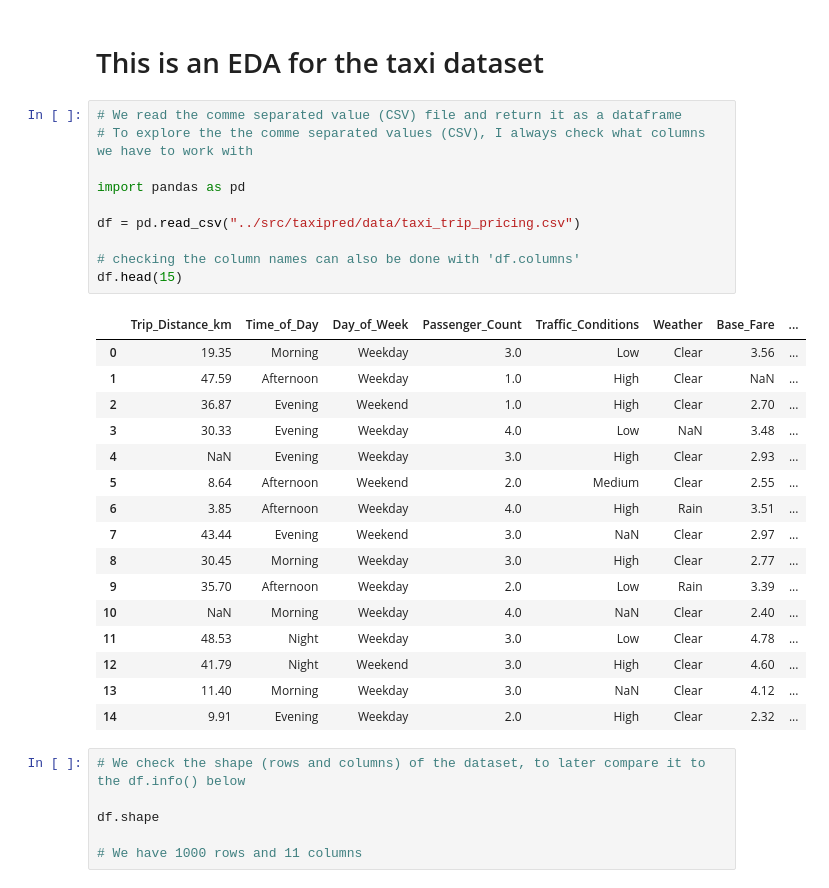
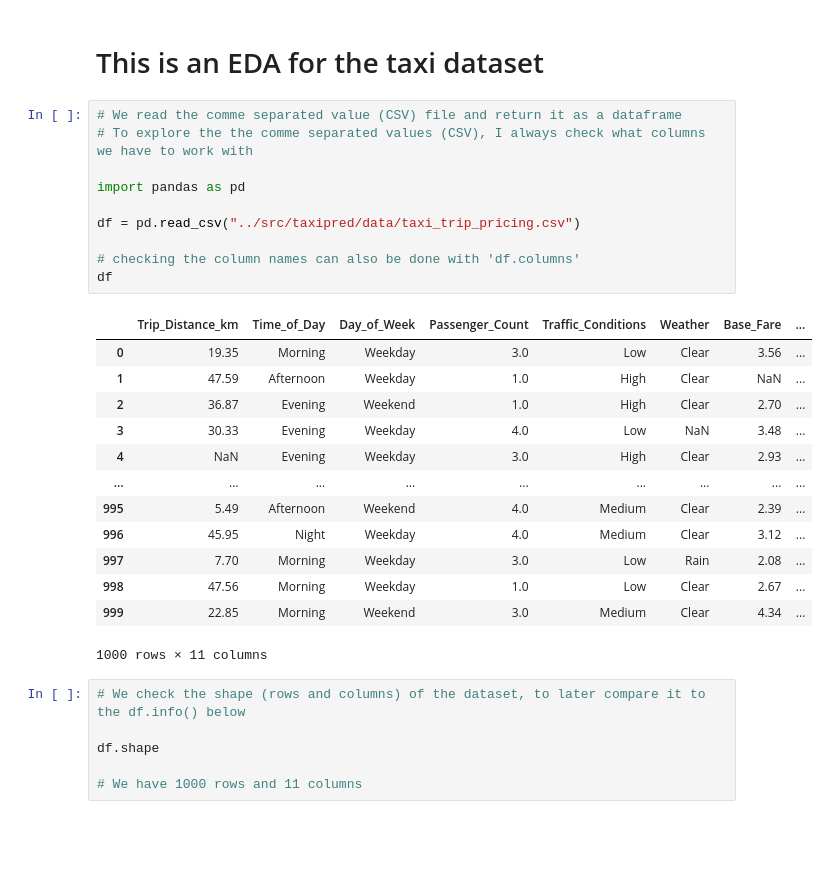
Before and after one commit to jonathanhansson/taxi-prediction-fullstack-jonathan-hansson, a Jupyter notebook: explorations/eda.ipynb, the cells around one changed output. Cells and saved outputs as stored; diff of their text form; blank space fills up the shorter version.

```diff
--- a/explorations/eda.ipynb
+++ b/explorations/eda.ipynb
@@ -3,30 +3,27 @@
 # %%
 # We read the comme separated value (CSV) file and return it as a dataframe
 # To explore the the comme separated values (CSV), I always check what columns we have to work with
 
 import pandas as pd
 
 df = pd.read_csv("../src/taxipred/data/taxi_trip_pricing.csv")
 
 # checking the column names can also be done with 'df.columns'
-df.head(15)
+df
 # %% [output]
 |  | Trip_Distance_km | Time_of_Day | Day_of_Week | Passenger_Count | Traffic_Conditions | Weather | Base_Fare | ... |
 | 0 | 19.35 | Morning | Weekday | 3.0 | Low | Clear | 3.56 | ... |
 | 1 | 47.59 | Afternoon | Weekday | 1.0 | High | Clear | NaN | ... |
 | 2 | 36.87 | Evening | Weekend | 1.0 | High | Clear | 2.70 | ... |
 | 3 | 30.33 | Evening | Weekday | 4.0 | Low | NaN | 3.48 | ... |
 | 4 | NaN | Evening | Weekday | 3.0 | High | Clear | 2.93 | ... |
-| 5 | 8.64 | Afternoon | Weekend | 2.0 | Medium | Clear | 2.55 | ... |
-| 6 | 3.85 | Afternoon | Weekday | 4.0 | High | Rain | 3.51 | ... |
-| 7 | 43.44 | Evening | Weekend | 3.0 | NaN | Clear | 2.97 | ... |
-| 8 | 30.45 | Morning | Weekday | 3.0 | High | Clear | 2.77 | ... |
-| 9 | 35.70 | Afternoon | Weekday | 2.0 | Low | Rain | 3.39 | ... |
-| 10 | NaN | Morning | Weekday | 4.0 | NaN | Clear | 2.40 | ... |
-| 11 | 48.53 | Night | Weekday | 3.0 | Low | Clear | 4.78 | ... |
-| 12 | 41.79 | Night | Weekend | 3.0 | High | Clear | 4.60 | ... |
-| 13 | 11.40 | Morning | Weekday | 3.0 | NaN | Clear | 4.12 | ... |
-| 14 | 9.91 | Evening | Weekday | 2.0 | High | Clear | 2.32 | ... |
+| ... | ... | ... | ... | ... | ... | ... | ... | ... |
+| 995 | 5.49 | Afternoon | Weekend | 4.0 | Medium | Clear | 2.39 | ... |
+| 996 | 45.95 | Night | Weekday | 4.0 | Medium | Clear | 3.12 | ... |
+| 997 | 7.70 | Morning | Weekday | 3.0 | Low | Rain | 2.08 | ... |
+| 998 | 47.56 | Morning | Weekday | 1.0 | Low | Clear | 2.67 | ... |
+| 999 | 22.85 | Morning | Weekend | 3.0 | Medium | Clear | 4.34 | ... |
+1000 rows × 11 columns
 # %%
 # We check the shape (rows and columns) of the dataset, to later compare it to the df.info() below
 
```
Also changed, not shown: parts of 4 cells of this notebook.
